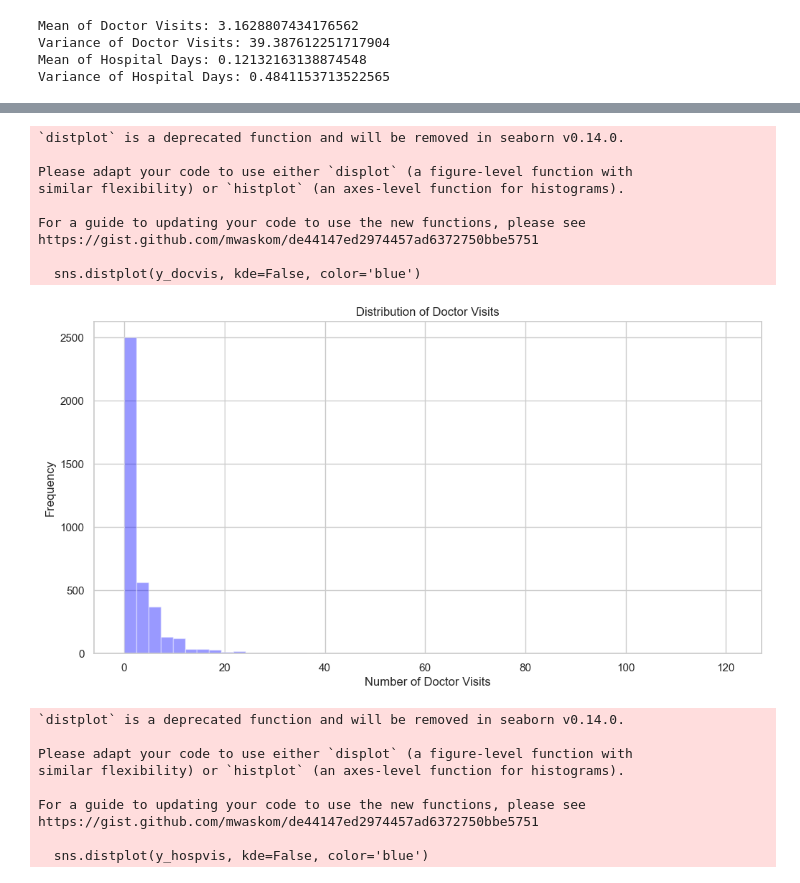
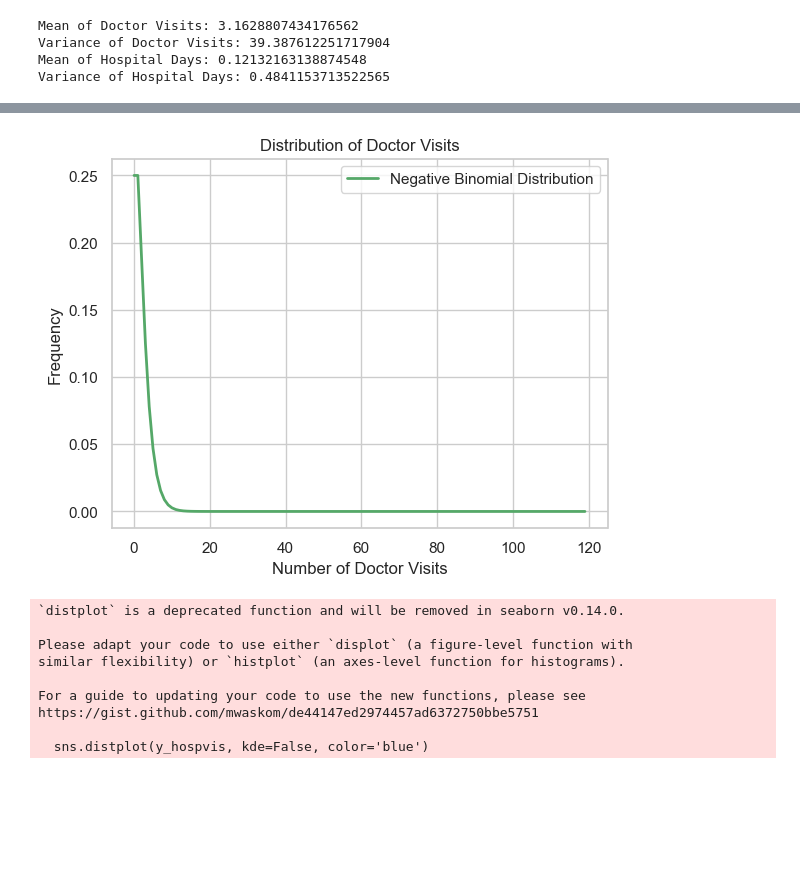
Before and after one commit to alliajagbe/german, a Jupyter notebook: german.ipynb, the cells around one changed output, grey strips where cells are left out. Saved outputs shown, nothing was run; the diff lists cells and outputs as text; code cells hidden in the pictures; blank space fills up the shorter version.

```diff
--- a/german.ipynb
+++ b/german.ipynb
@@ -312,22 +359,14 @@ Variance of Hospital Days: 0.4841153713522565
 # %%
-# plotting the distribution of doctor visits
-plt.figure(figsize=(12, 6))
-sns.distplot(y_docvis, kde=False, color='blue')
+nbinom_dist = nbinom(2, 0.5)
+x = range(0, 120)
+plt.plot(x, nbinom_dist.pmf(x), 'g-', lw=2, label='Negative Binomial Distribution')
 plt.title('Distribution of Doctor Visits')
 plt.xlabel('Number of Doctor Visits')
 plt.ylabel('Frequency')
+plt.legend()
 plt.show()
 # %% [output]
-`distplot` is a deprecated function and will be removed in seaborn v0.14.0.
-
-Please adapt your code to use either `displot` (a figure-level function with
-similar flexibility) or `histplot` (an axes-level function for histograms).
-
-For a guide to updating your code to use the new functions, please see
-https://gist.github.com/mwaskom/de44147ed2974457ad6372750bbe5751
-
-  sns.distplot(y_docvis, kde=False, color='blue')
-[figure, old version]
+[figure, new version]
 # %%
 # plotting the distribution of hospital days
 plt.figure(figsize=(12, 6))
```
Also changed, not shown: parts of 31 cells of this notebook, 1 other file.
